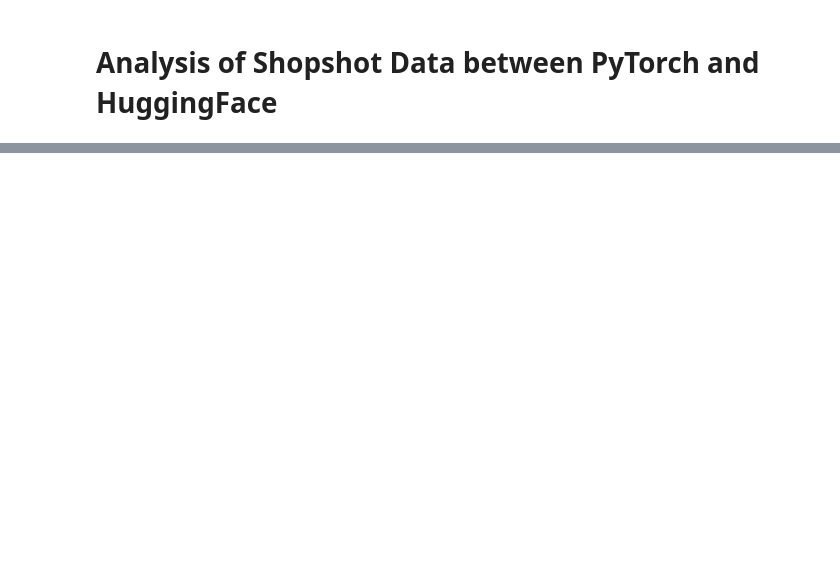
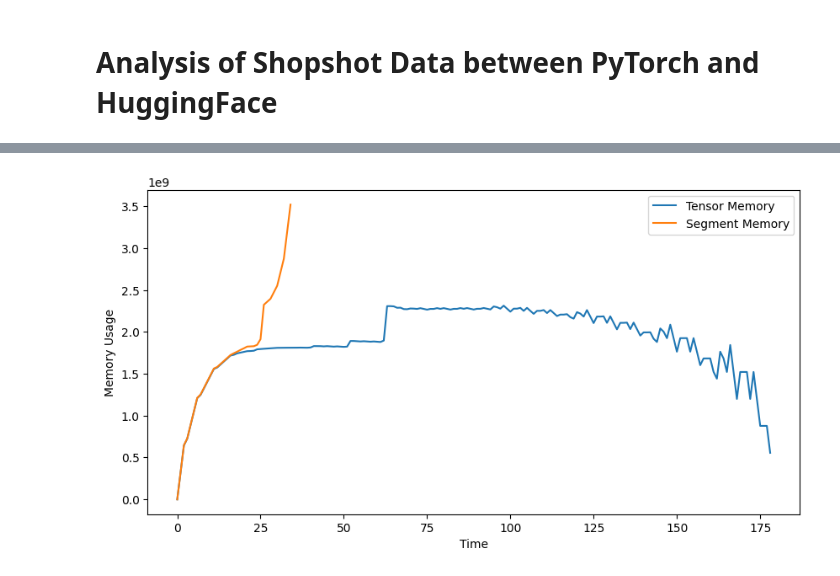
Before and after one commit to Stone-ResearchLife/xMem, a Jupyter notebook: playground/compare_between_hugging_pytorch.ipynb, the cells around one changed output, grey strips where cells are left out. Cells and saved outputs as stored; diff of their text form; code cells hidden in the pictures; blank space fills up the shorter version.

```diff
--- a/playground/compare_between_hugging_pytorch.ipynb
+++ b/playground/compare_between_hugging_pytorch.ipynb
@@ -172,0 +277,4 @@ xx
+# %%
+estimated_instance.plot_memory_change()
+# %% [output]
+[figure, added]
```
Also changed, not shown: parts of 21 cells of this notebook, 6 other files.
